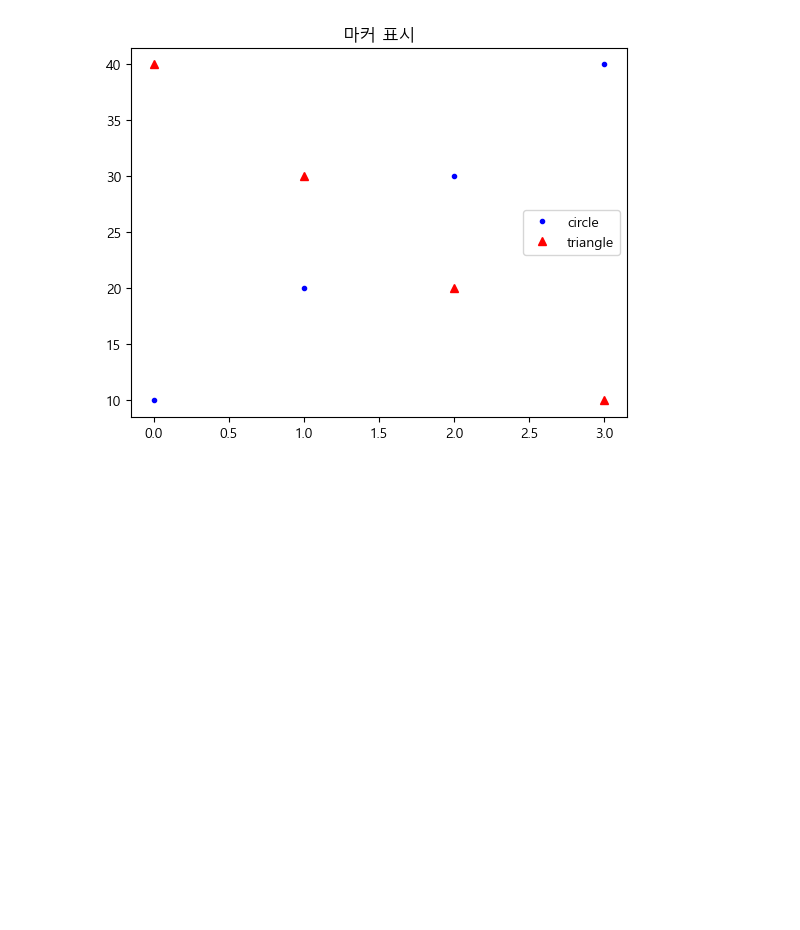
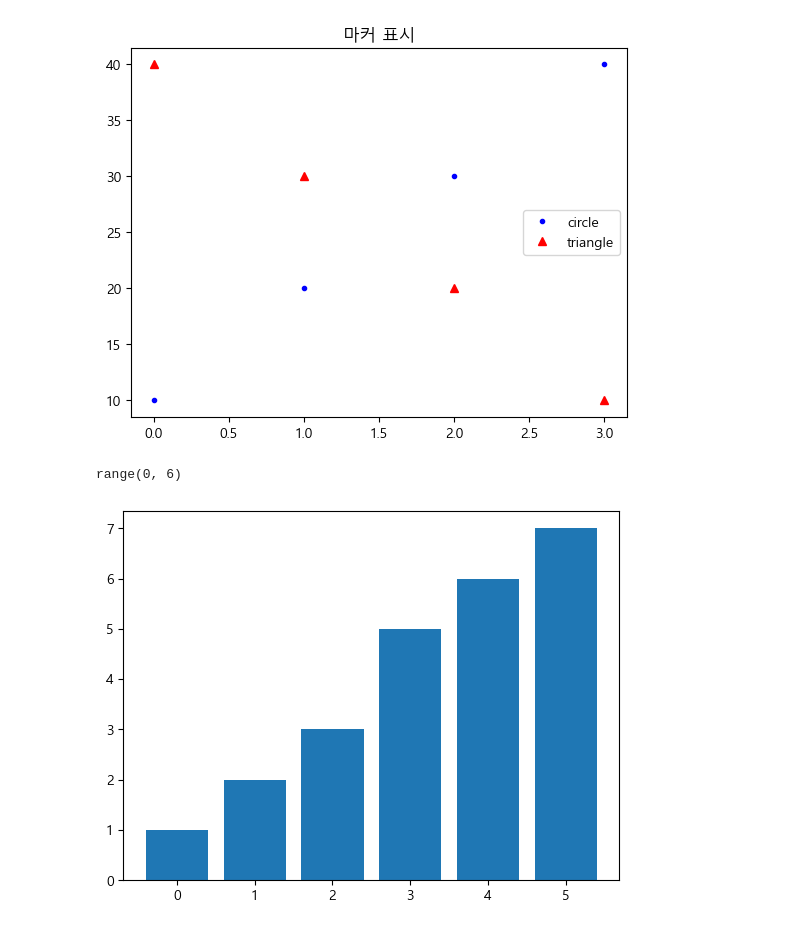
Before and after one commit to Amanda999a/kdt_sf6, a Jupyter notebook: dataworks/plt1.ipynb, the cells around one changed output. Cells and saved outputs as stored; diff of their text form; code cells hidden in the pictures; blank space fills up the shorter version.

```diff
--- a/dataworks/plt1.ipynb
+++ b/dataworks/plt1.ipynb
@@ -42,3 +52,17 @@ plt.legend()
 plt.show()
 # %% [output]
 [figure]
+# %%
+# 막대 그래프 - 세로 막대 (bar chart)
+import matplotlib.pyplot as plt
+
+# x = [0, 1, 2, 3, 4, 5]
+x = range(6)
+print(x)
+y = [1, 2, 3, 5, 6, 7]
+
+plt.bar(range(6), y)
+plt.show()
+# %% [output]
+range(0, 6)
+[figure, added]
```
Also changed, not shown: parts of 4 cells of this notebook, 6 other files.
